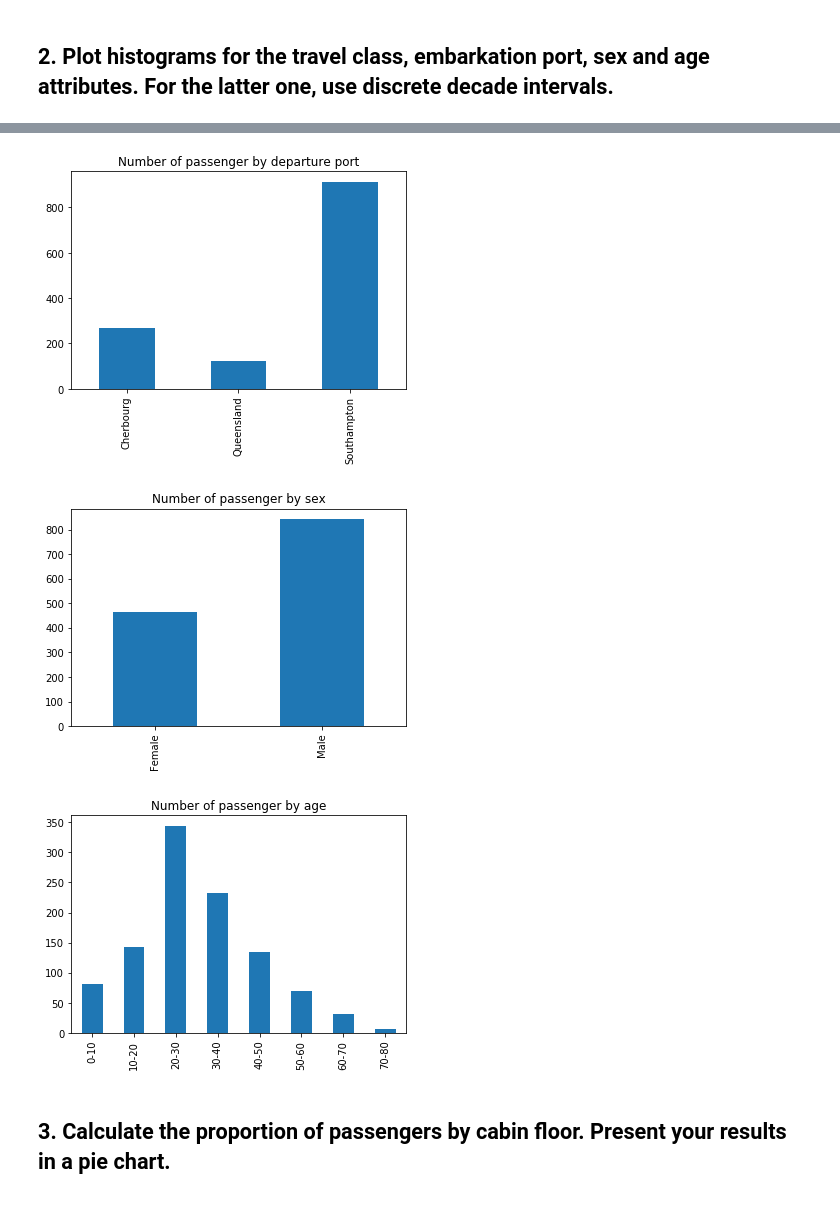
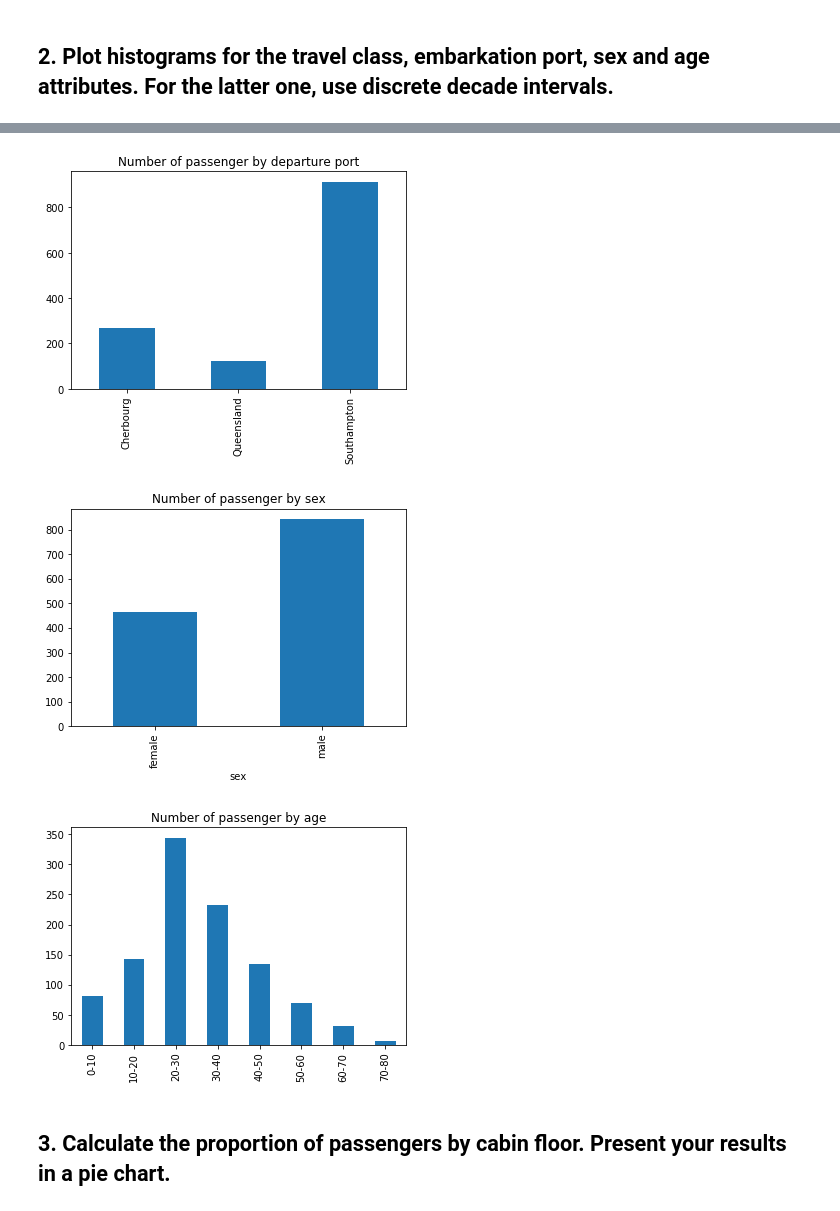
Before and after one commit to NicoBrun/ada2017, a Jupyter notebook: 01 - Pandas and Data Wrangling/Homework 1.ipynb, the cells around one changed output, grey strips where cells are left out. Drawn from its saved outputs; the diff is of its cells as text; code cells hidden in the pictures.

```diff
--- a/01 - Pandas and Data Wrangling/Homework 1.ipynb
+++ b/01 - Pandas and Data Wrangling/Homework 1.ipynb
@@ -364,41 +374,36 @@ fig_embark = plt.figure()
 embarked_data = dataset['embarked']
 embarked_count = pd.Series([len(embarked_data[embarked_data.values==port]) for port in cat_embarked.keys()])
 embarked_count.index = cat_embarked.values()
 embarked_count.plot(kind='bar', title='Number of passenger by departure port')
 # to check the order of the results
 #print(cat_embarked)
 #print(len(embarked_data[embarked_data.values==2]))
 
-
 ## Passengers' sex
 fig_sex = plt.figure()
-sex_data = dataset['sex']
-sex_count = pd.Series([len(sex_data[sex_data.values==gender]) for gender in cat_sex.keys()])
-sex_count.index = cat_sex.values()
+sex_data = dataset[['sex']].copy()
+sex_count = sex_data.groupby(['sex']).agg('size')
 sex_count.plot(kind='bar', title='Number of passenger by sex')
-# to check the order of the results
-#print(cat_sex)
-#print(len(sex_data[sex_data.values==1]))
 
 ## Passenger's age
 fig_age = plt.figure()
 age_data = dataset['age']
 decades = np.arange(10, 90, 10)
 # for each decade, map to boolean values with 'e -> return e in [decade-10, decade[', then use the result as an index to splice age_data
 decades_count = pd.Series([ len(age_data[age_data.map(lambda e : e < decade and e >= decade -10)]) for decade in decades])
 decades_count.index = ['0-10', '10-20', '20-30', '30-40', '40-50', '50-60', '60-70', '70-80']
 # to check results
 #dec = 20
 #print(dec, "- -> ", len(age_data[age_data.map(lambda e : e < dec and e >= dec -10)]))
 #print(decades_data)
 #print( decades_data.sum())
 decades_count.plot(kind='bar', title='Number of passenger by age')
 
 plt.show()
 # %% [output]
 [figure]
 [figure]
-[figure, old version]
+[figure, new version]
 [figure]
 # %% [markdown]
 ## 3. Calculate the proportion of passengers by cabin floor. Present your results in a pie chart.
```
Also changed, not shown: parts of 3 cells of this notebook.
